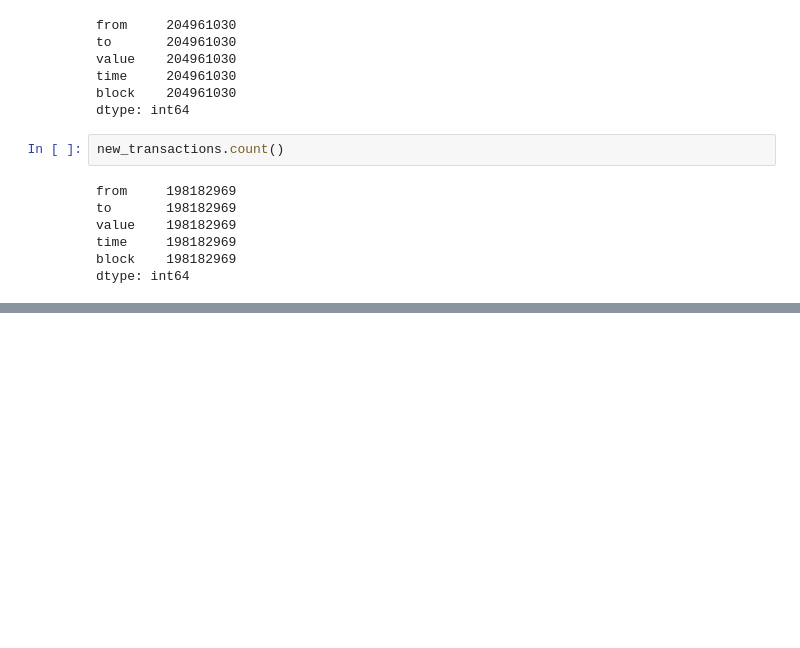
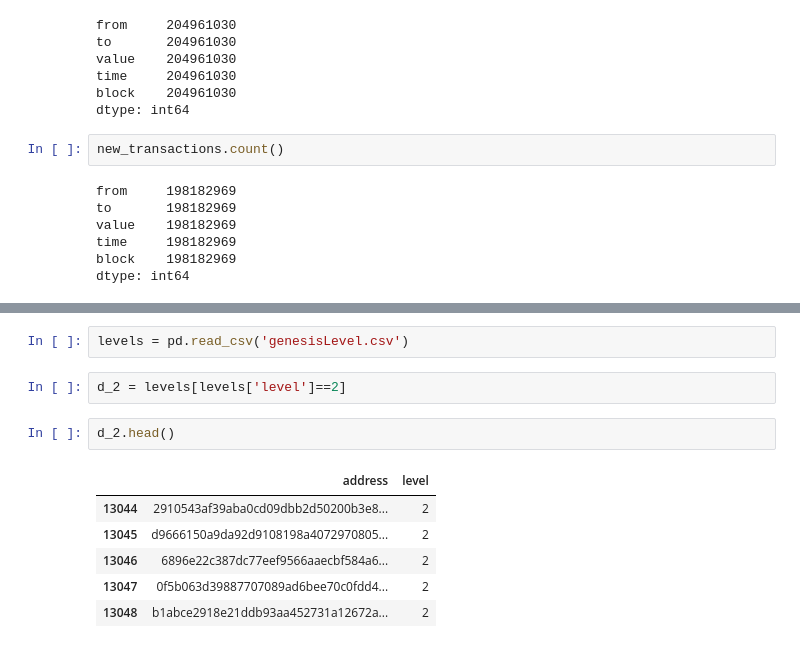
Before and after one commit to Sandipan99/Ethereum, a Jupyter notebook: GetGenesisLevels.ipynb, the cells around one changed output, grey strips where cells are left out. Cells and saved outputs as stored; diff of their text form; blank space fills up the shorter version.

```diff
--- a/GetGenesisLevels.ipynb
+++ b/GetGenesisLevels.ipynb
@@ -231,0 +236,13 @@ FileNotFoundError: [Errno 2] No such file or directory
+# %%
+levels = pd.read_csv('genesisLevel.csv')
+# %%
+d_2 = levels[levels['level']==2]
+# %%
+d_2.head()
+# %% [output]
+|  | address | level |
+| 13044 | 2910543af39aba0cd09dbb2d50200b3e8... | 2 |
+| 13045 | d9666150a9da92d9108198a4072970805... | 2 |
+| 13046 | 6896e22c387dc77eef9566aaecbf584a6... | 2 |
+| 13047 | 0f5b063d39887707089ad6bee70c0fdd4... | 2 |
+| 13048 | b1abce2918e21ddb93aa452731a12672a... | 2 |
```
Also changed, not shown: parts of 20 cells of this notebook.
